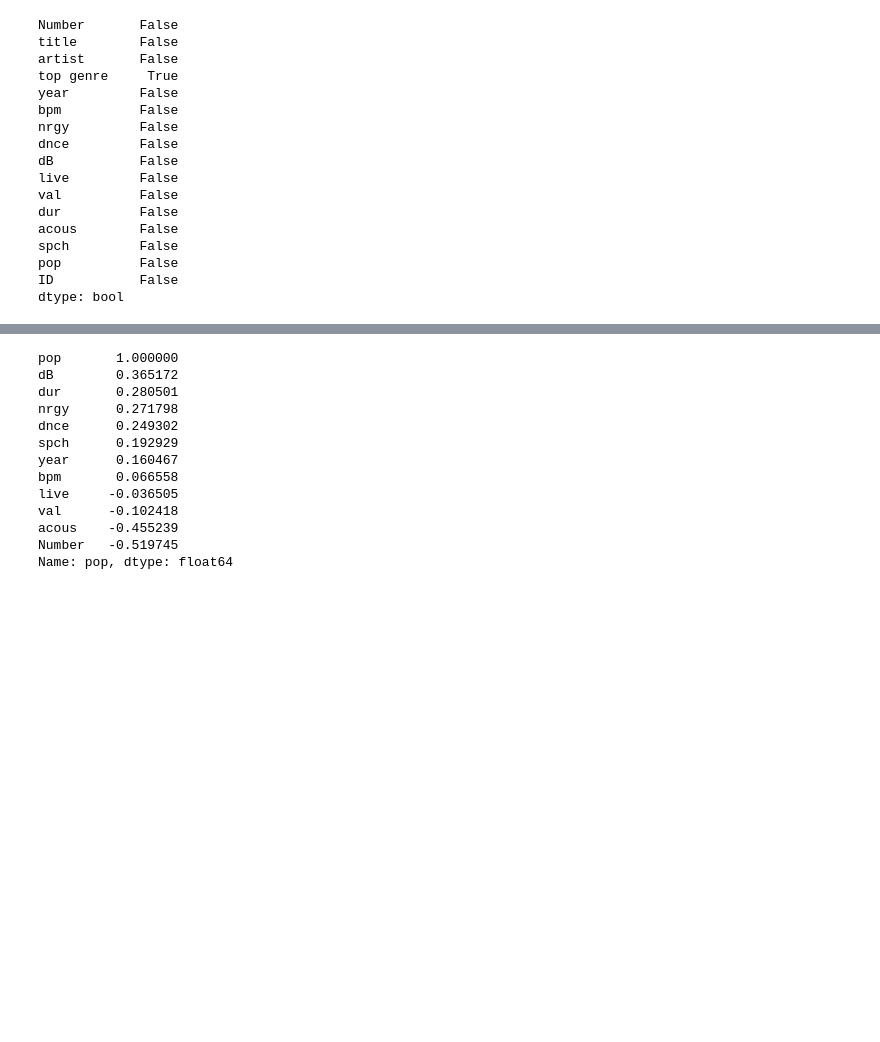
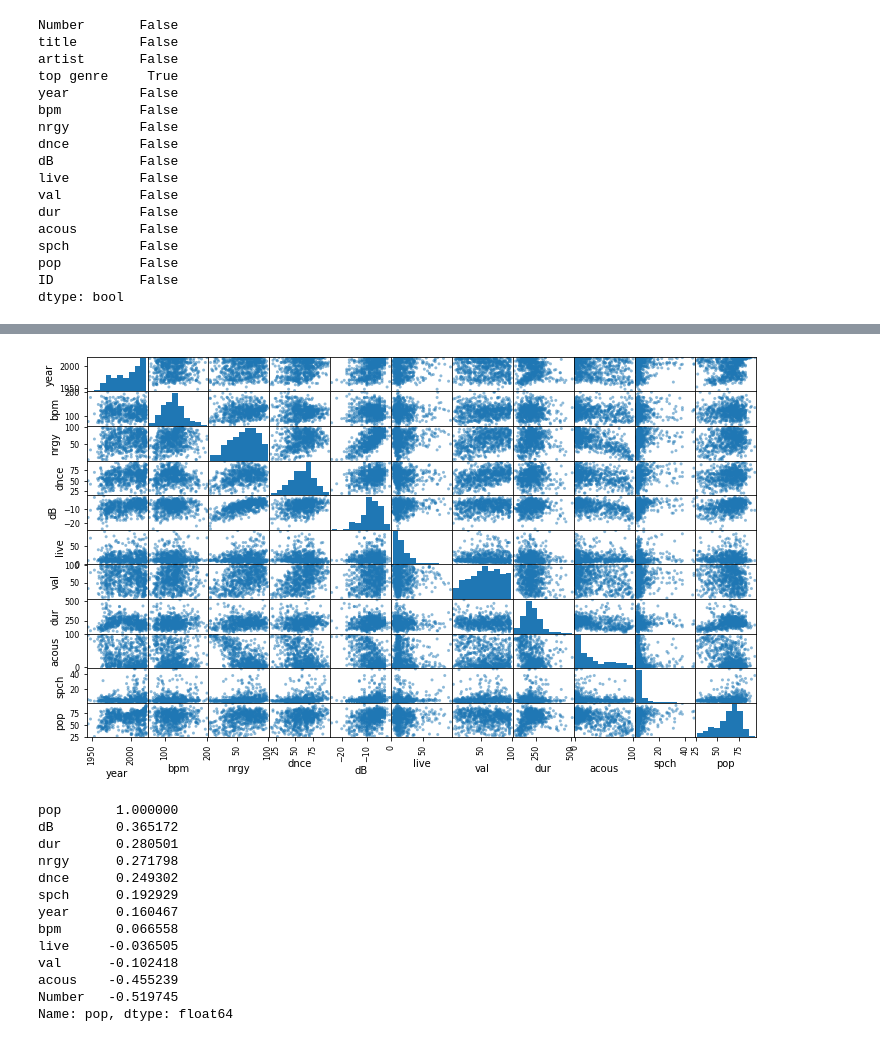
Before and after one commit to joebar200/CS986-final-final-, a Jupyter notebook: Check correlation in all data.ipynb, the cells around one changed output, grey strips where cells are left out. Drawn from its saved outputs; the diff is of its cells as text; code cells hidden in the pictures; blank space fills up the shorter version.

```diff
--- a/Check correlation in all data.ipynb
+++ b/Check correlation in all data.ipynb
@@ -174,3 +174,5 @@ spch         False
 pop          False
 ID           False
 dtype: bool
+# %%
+combine_spot = combine_spot.drop('Number', axis =1)
@@ -177,3 +194,9 @@ dtype: bool
+# %%
+from pandas.plotting import scatter_matrix
+scatter_matrix(combine_spot, figsize=(12,7))
+plt.show()
+# %% [output]
+[figure, added]
 # %%
 corr_matrix = combine_spot.corr()
 corr_matrix
```
Also changed, not shown: parts of 3 cells of this notebook.
